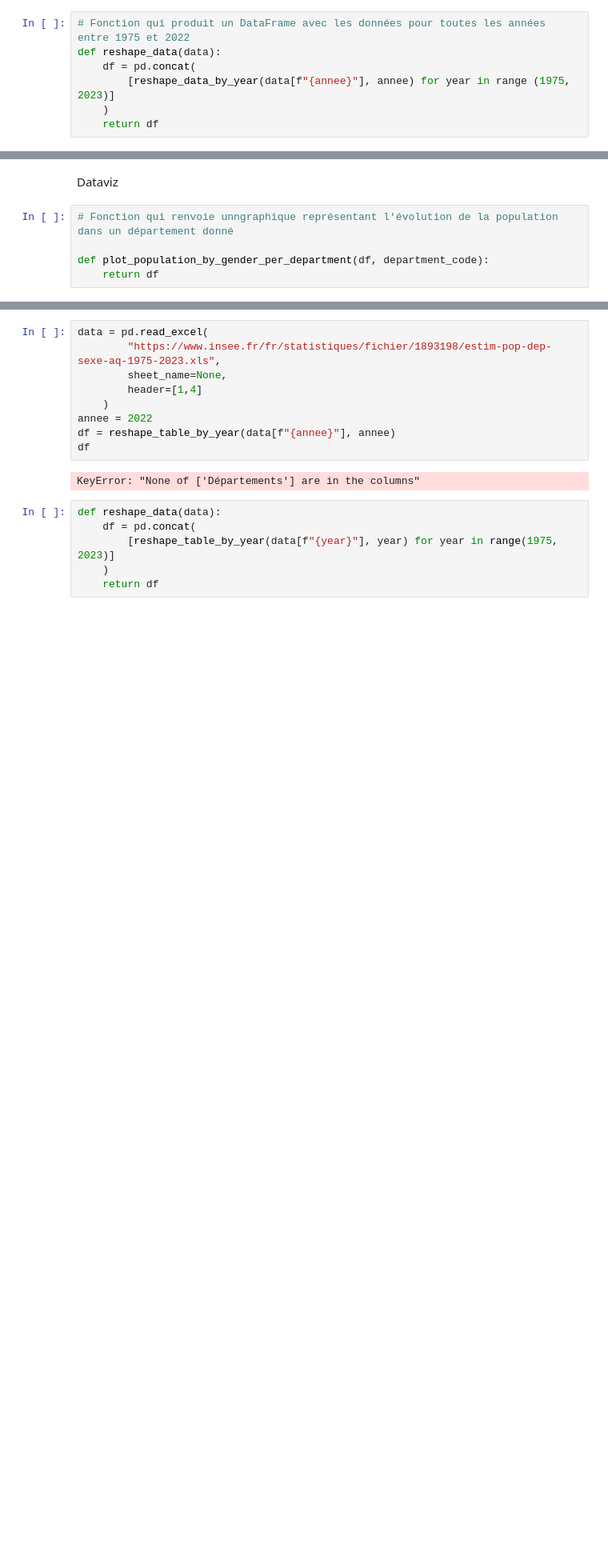
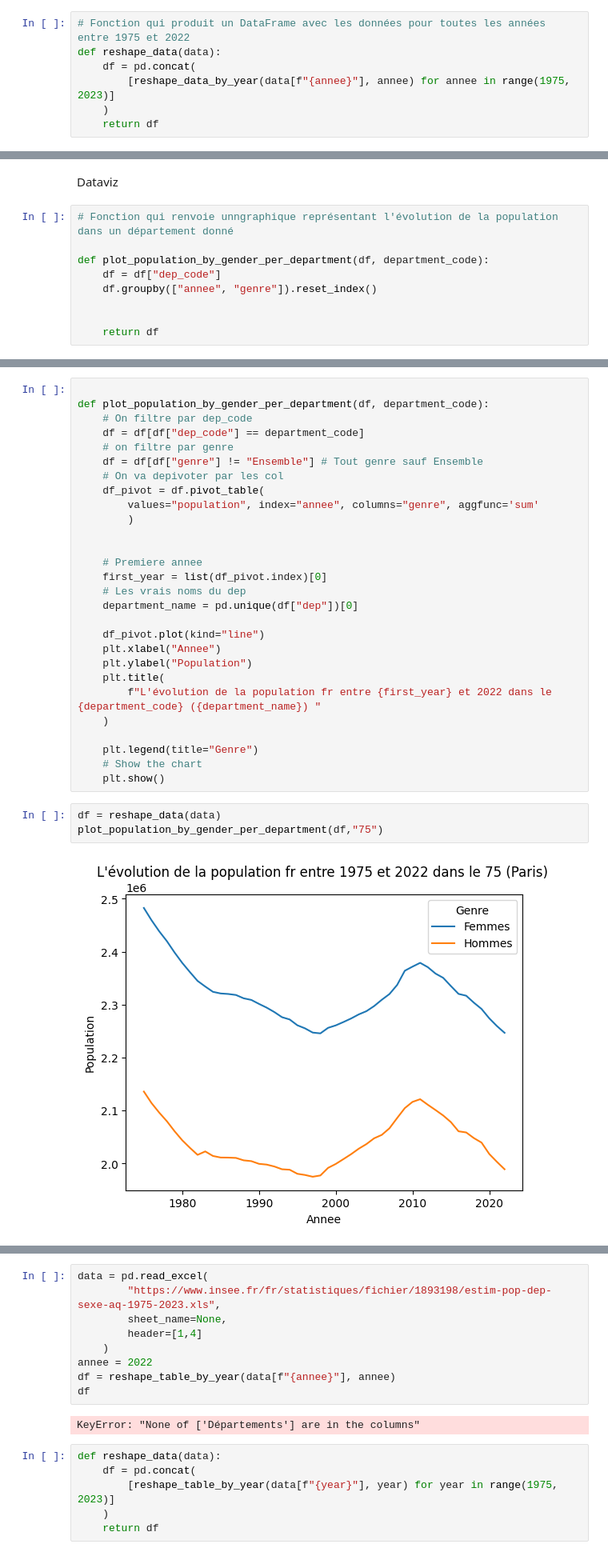
Before and after one commit to SORADATA/Estimation-de-la-population-francaise, a Jupyter notebook: main.ipynb, the cells around one changed output, grey strips where cells are left out. Shown at 80% size. Cells and saved outputs as stored; diff of their text form; blank space fills up the shorter version.

```diff
--- a/main.ipynb
+++ b/main.ipynb
@@ -92,6 +93,6 @@ df
 # Fonction qui produit un DataFrame avec les données pour toutes les années entre 1975 et 2022
 def reshape_data(data):
     df = pd.concat(
-        [reshape_data_by_year(data[f"{annee}"], annee) for year in range (1975, 2023)]
+        [reshape_data_by_year(data[f"{annee}"], annee) for annee in range(1975, 2023)]
     )
     return df
@@ -101,4 +117,8 @@ Dataviz
 # Fonction qui renvoie unngraphique représentant l'évolution de la population dans un département donné
 
 def plot_population_by_gender_per_department(df, department_code):
+    df = df["dep_code"]
+    df.groupby(["annee", "genre"]).reset_index()
+
+
     return df
@@ -106,0 +125,33 @@ NameError: name 'df' is not defined
+# %%
+
+def plot_population_by_gender_per_department(df, department_code):
+    # On filtre par dep_code
+    df = df[df["dep_code"] == department_code]
+    # on filtre par genre
+    df = df[df["genre"] != "Ensemble"] # Tout genre sauf Ensemble
+    # On va depivoter par les col
+    df_pivot = df.pivot_table(
+        values="population", index="annee", columns="genre", aggfunc='sum'
+        )
+
+
+    # Premiere annee
+    first_year = list(df_pivot.index)[0]
+    # Les vrais noms du dep
+    department_name = pd.unique(df["dep"])[0]
+
+    df_pivot.plot(kind="line")
+    plt.xlabel("Annee")
+    plt.ylabel("Population")
+    plt.title(
+        f"L'évolution de la population fr entre {first_year} et 2022 dans le {department_code} ({department_name}) "
+    )
+
+    plt.legend(title="Genre")
+    # Show the chart
+    plt.show()
+# %%
+df = reshape_data(data)
+plot_population_by_gender_per_department(df,"75")
+# %% [output]
+[figure, added]
```
Also changed, not shown: parts of 9 cells of this notebook.
